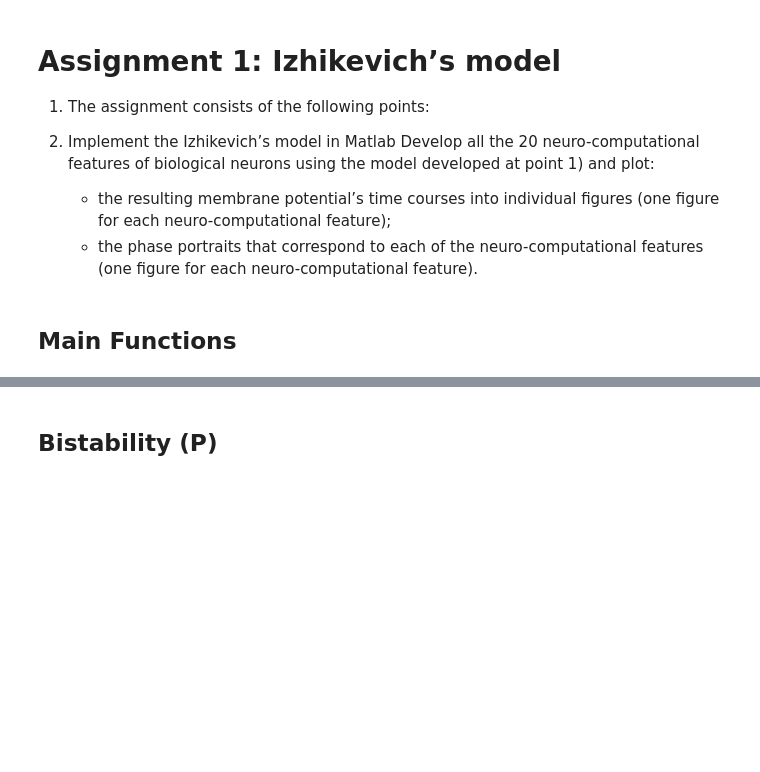
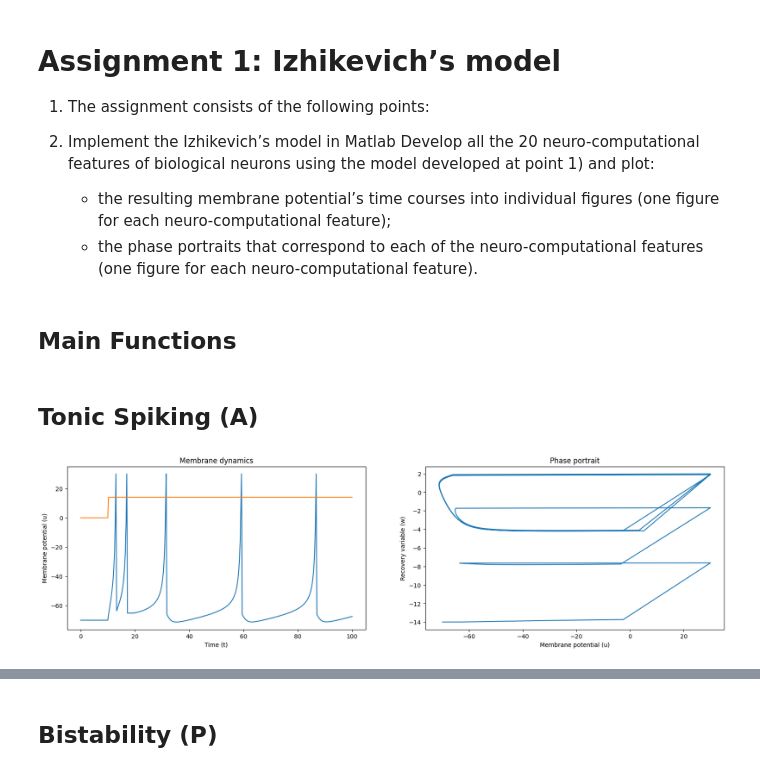
Before and after one commit to JacopoRaffi/CNS_Assignments, a Jupyter notebook: LAB1/main.ipynb, the cells around one changed output, grey strips where cells are left out. Saved outputs shown, nothing was run; the diff lists cells and outputs as text; code cells hidden in the pictures; blank space fills up the shorter version.

```diff
--- a/LAB1/main.ipynb
+++ b/LAB1/main.ipynb
@@ -113,3 +113,23 @@ def show_charts(u_values:list, w_values:list, I: numpy.array, time_steps:list):
     ax[0].plot(time_steps, u_values)
     ax[0].plot(time_steps, I) # I is the input current
     ax[1].plot(u_values, w_values)
+# %% [markdown]
+## Tonic Spiking (A)
+# %%
+a = 0.02
+b = 0.2
+c = -65
+d = 6
+u = -70  # Initial membrane potential
+w = b * u  # Initial recovery variable
+tau = 0.25  # Time step
+tspan = numpy.arange(0, 100 + tau, tau)  # Time span
+T1 = tspan[-1] / 10  # Time after which the input current changes
+
+condition = lambda t: (t > T1)
+I = [14 if condition(t) else 0 for t in tspan]
+
+u_v, w_v = Izhikevich(u, w, a, b, c, d, I, tspan, tau)
+show_charts(u_v, w_v, I, tspan)
+# %% [output]
+[figure, added]
```
Also changed, not shown: parts of 4 cells of this notebook.
